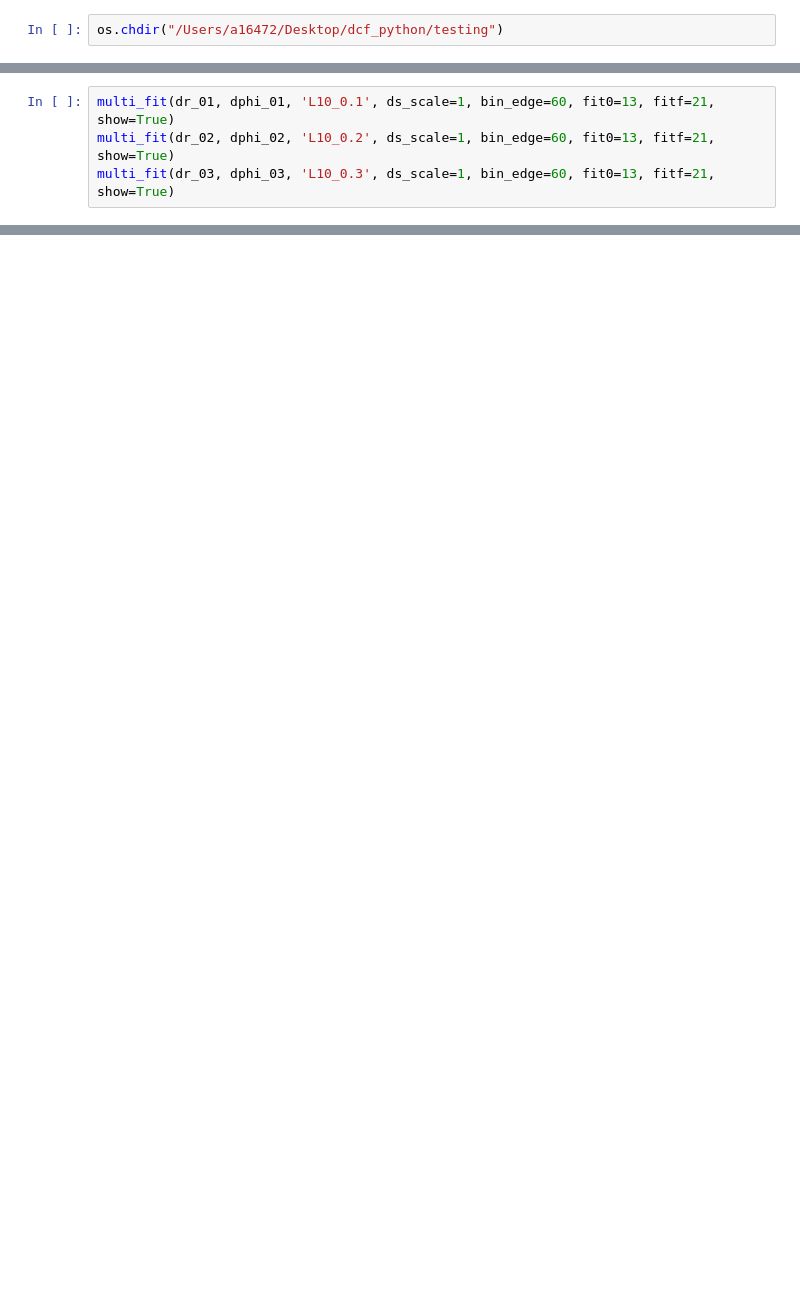
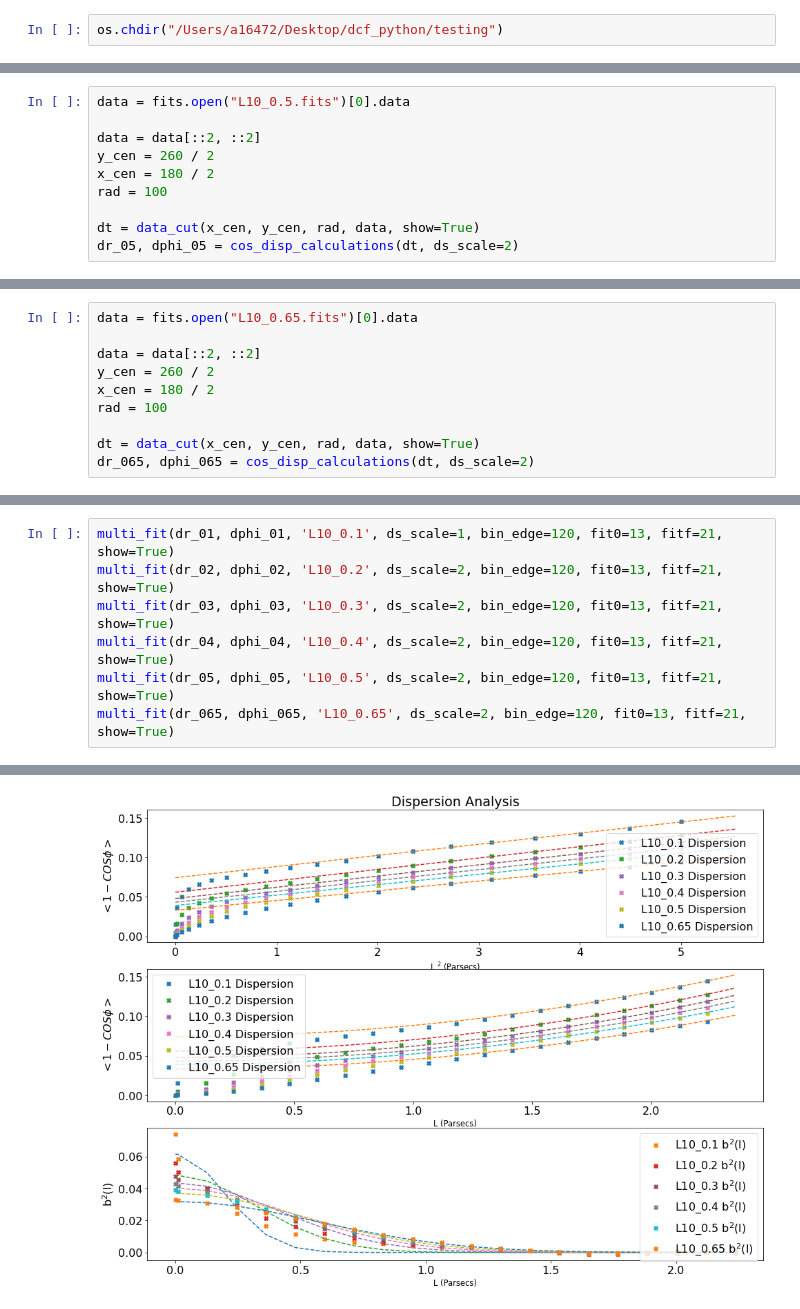
Before and after one commit to parkji30/PyDCF, a Jupyter notebook: testing/cos_disp_simulation_multifit.ipynb, the cells around one changed output, grey strips where cells are left out. Drawn from its saved outputs; the diff is of its cells as text; blank space fills up the shorter version.

```diff
--- a/testing/cos_disp_simulation_multifit.ipynb
+++ b/testing/cos_disp_simulation_multifit.ipynb
@@ -254,0 +247,10 @@ dr_03, dphi_03 = cos_disp_calculations(dt, ds_scale=1)
+# %%
+data = fits.open("L10_0.5.fits")[0].data
+
+data = data[::2, ::2]
+y_cen = 260 / 2
+x_cen = 180 / 2
+rad = 100
+
+dt = data_cut(x_cen, y_cen, rad, data, show=True)
+dr_05, dphi_05 = cos_disp_calculations(dt, ds_scale=2)
@@ -254,0 +259,10 @@ dr_03, dphi_03 = cos_disp_calculations(dt, ds_scale=1)
+# %%
+data = fits.open("L10_0.65.fits")[0].data
+
+data = data[::2, ::2]
+y_cen = 260 / 2
+x_cen = 180 / 2
+rad = 100
+
+dt = data_cut(x_cen, y_cen, rad, data, show=True)
+dr_065, dphi_065 = cos_disp_calculations(dt, ds_scale=2)
@@ -255,4 +271,8 @@ dr_03, dphi_03 = cos_disp_calculations(dt, ds_scale=1)
 # %%
-multi_fit(dr_01, dphi_01, 'L10_0.1', ds_scale=1, bin_edge=60, fit0=13, fitf=21, show=True)
-multi_fit(dr_02, dphi_02, 'L10_0.2', ds_scale=1, bin_edge=60, fit0=13, fitf=21, show=True)
-multi_fit(dr_03, dphi_03, 'L10_0.3', ds_scale=1, bin_edge=60, fit0=13, fitf=21, show=True)
+multi_fit(dr_01, dphi_01, 'L10_0.1', ds_scale=1, bin_edge=120, fit0=13, fitf=21, show=True)
+multi_fit(dr_02, dphi_02, 'L10_0.2', ds_scale=2, bin_edge=120, fit0=13, fitf=21, show=True)
+multi_fit(dr_03, dphi_03, 'L10_0.3', ds_scale=2, bin_edge=120, fit0=13, fitf=21, show=True)
+multi_fit(dr_04, dphi_04, 'L10_0.4', ds_scale=2, bin_edge=120, fit0=13, fitf=21, show=True)
+multi_fit(dr_05, dphi_05, 'L10_0.5', ds_scale=2, bin_edge=120, fit0=13, fitf=21, show=True)
+multi_fit(dr_065, dphi_065, 'L10_0.65', ds_scale=2, bin_edge=120, fit0=13, fitf=21, show=True)
+# %% [output]
@@ -258,0 +303 @@ multi_fit(dr_03, dphi_03, 'L10_0.3', ds_scale=1, bin_edge=60, fit0=13, fitf=21,
+[figure, added]
```
Also changed, not shown: parts of 8 cells of this notebook.
